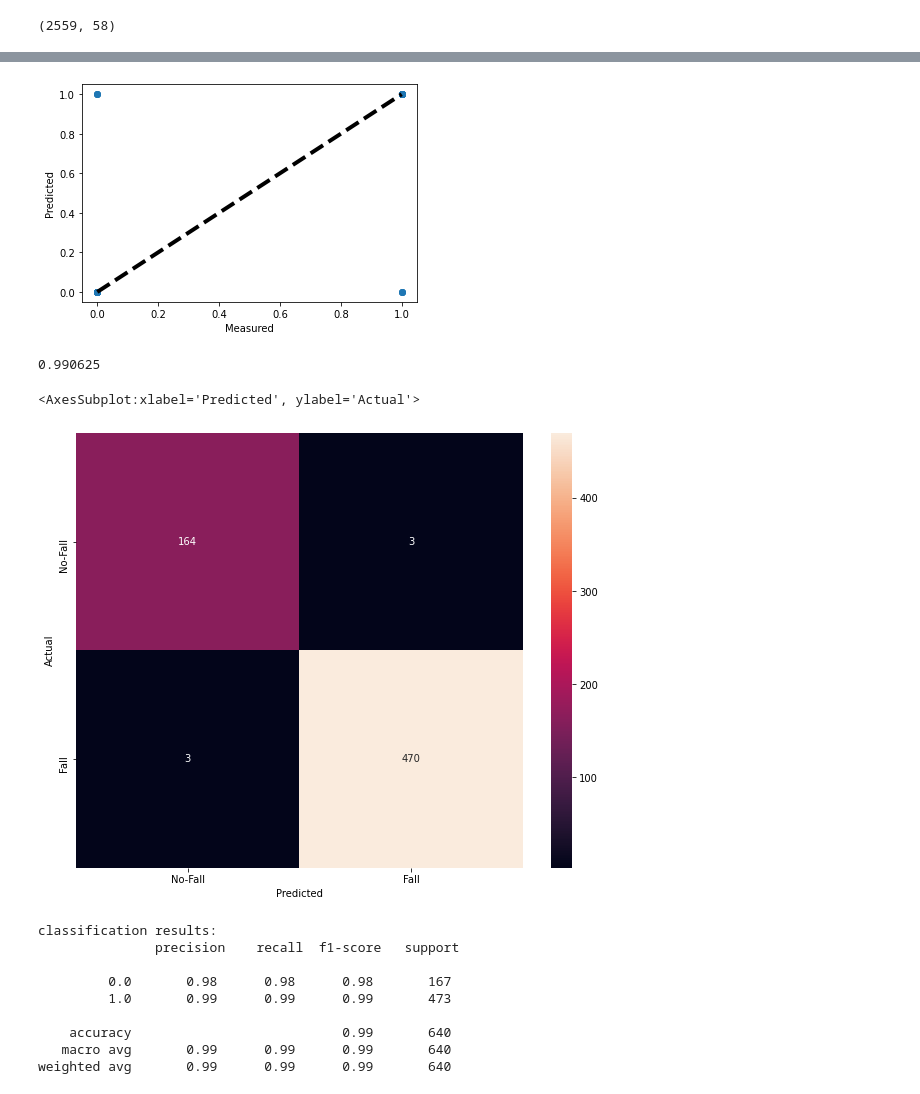
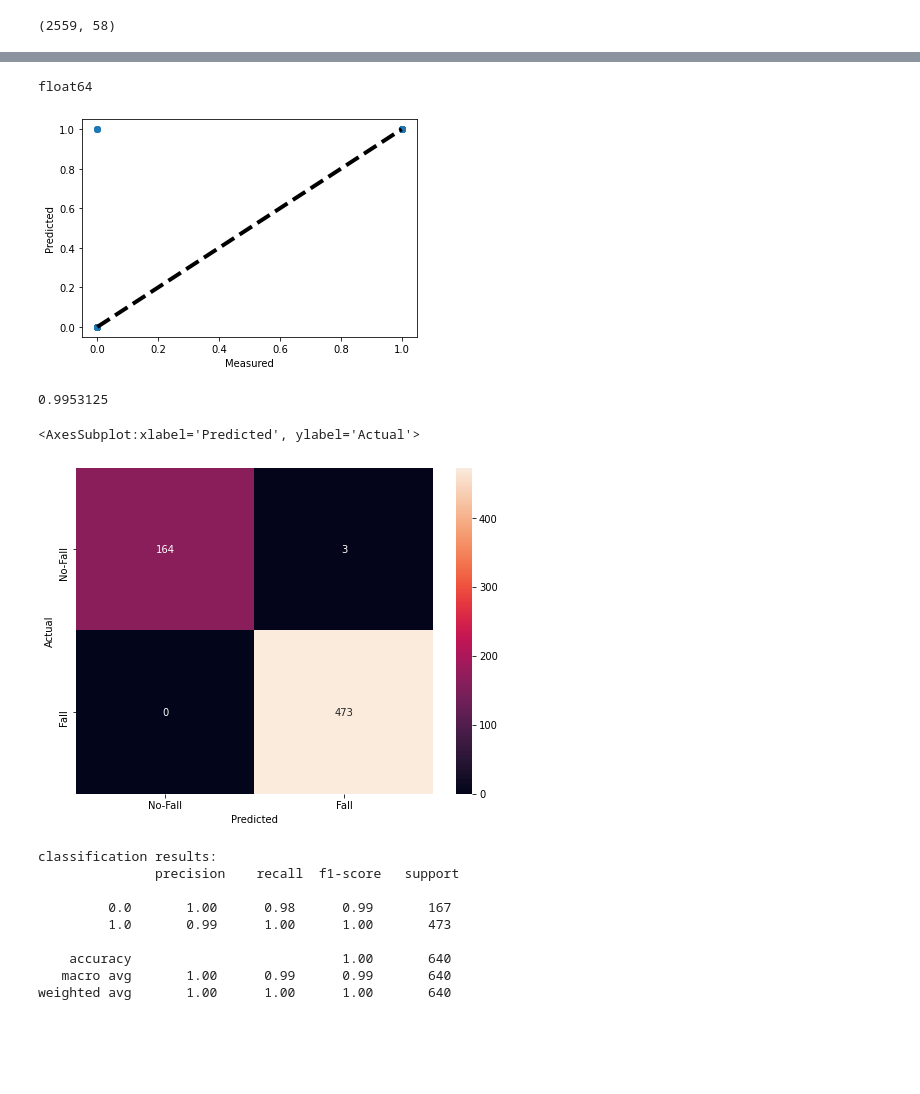
Before and after one commit to priyanshi9692/Adaptive-and-Heuristic-AI-enabled-IoT-Edge-for-high-risk-and-rural-patients, a Jupyter notebook: machinelearning/fall/TRAIN_fall_keras_sequential_Analysis.ipynb, the cells around one changed output, grey strips where cells are left out. Drawn from its saved outputs; the diff is of its cells as text; code cells hidden in the pictures; blank space fills up the shorter version.

Commit message:
output layer sigmoid and loss function is binary-crossentropy

```diff
--- a/machinelearning/fall/TRAIN_fall_keras_sequential_Analysis.ipynb
+++ b/machinelearning/fall/TRAIN_fall_keras_sequential_Analysis.ipynb
@@ -65,8 +85,8 @@ X_train.shape
 regressor = keras.Sequential()
 regressor.add(layers.InputLayer(input_shape=(feature_number,)))
 regressor.add(layers.Dense(units=64,activation = 'relu'))
-regressor.add(layers.Dense(units=1,activation='linear'))
-regressor.compile(optimizer='adam', loss='mean_squared_error')
+regressor.add(layers.Dense(units=1,activation='sigmoid'))
+regressor.compile(optimizer='adam', loss='binary_crossentropy', metrics=['accuracy'])
 # %%
 results=regressor.fit(X_train, y_train, epochs = 400)
 # %% [output]
@@ -90,9 +110,12 @@ Epoch 400/400
 # %%
 # Converting X_test and y_test in numpy array
 X_test = np.array(X_test)
+print(X_test.dtype)
 y_test = np.array(y_test)
 y_pred= regressor.predict(X_test)
 y_pred = np.where(y_pred > 0.5, 1, 0)
+# %% [output]
+float64
 # %%
 fig, ax = plt.subplots()
 ax.scatter(y_test, y_pred)
@@ -101,14 +124,14 @@ ax.set_xlabel('Measured')
 ax.set_ylabel('Predicted')
 plt.show()
 # %% [output]
-[figure, old version]
+[figure, new version]
 # %%
 from sklearn.metrics import accuracy_score
 from sklearn.metrics import classification_report
 from sklearn.metrics import confusion_matrix
 accuracy_score(y_test, y_pred)
 # %% [output]
-0.990625
+0.9953125
 # %%
 cm = confusion_matrix(y_test, y_pred)
 # %%
@@ -116,27 +139,27 @@ matrix_index = ["No-Fall","Fall"]
 # %%
 import seaborn as sns
 annot = np.empty_like(cm).astype(str)
 # Display confusion matrix
 df_cm = pd.DataFrame(cm, index = matrix_index, columns = matrix_index)
 df_cm.index.name = 'Actual'
 df_cm.columns.name = 'Predicted'
-fig, ax = plt.subplots(figsize=(10,8))
+fig, ax = plt.subplots(figsize=(8,6))
 sns.heatmap(df_cm,annot=annot, fmt='')
 # %% [output]
 <AxesSubplot:xlabel='Predicted', ylabel='Actual'>
-[figure, old version]
+[figure, new version]
 # %%
 print("classification results: \n",classification_report(y_test, y_pred))
 # %% [output]
 classification results:
                precision    recall  f1-score   support
 
-         0.0       0.98      0.98      0.98       167
-         1.0       0.99      0.99      0.99       473
+         0.0       1.00      0.98      0.99       167
+         1.0       0.99      1.00      1.00       473
 
-    accuracy                           0.99       640
-   macro avg       0.99      0.99      0.99       640
-weighted avg       0.99      0.99      0.99       640
+    accuracy                           1.00       640
+   macro avg       1.00      0.99      0.99       640
+weighted avg       1.00      1.00      1.00       640
 # %%
 # Convert the model.
 converter = tf.lite.TFLiteConverter.from_keras_model(regressor)
```
Also changed, not shown: parts of 9 cells of this notebook.
